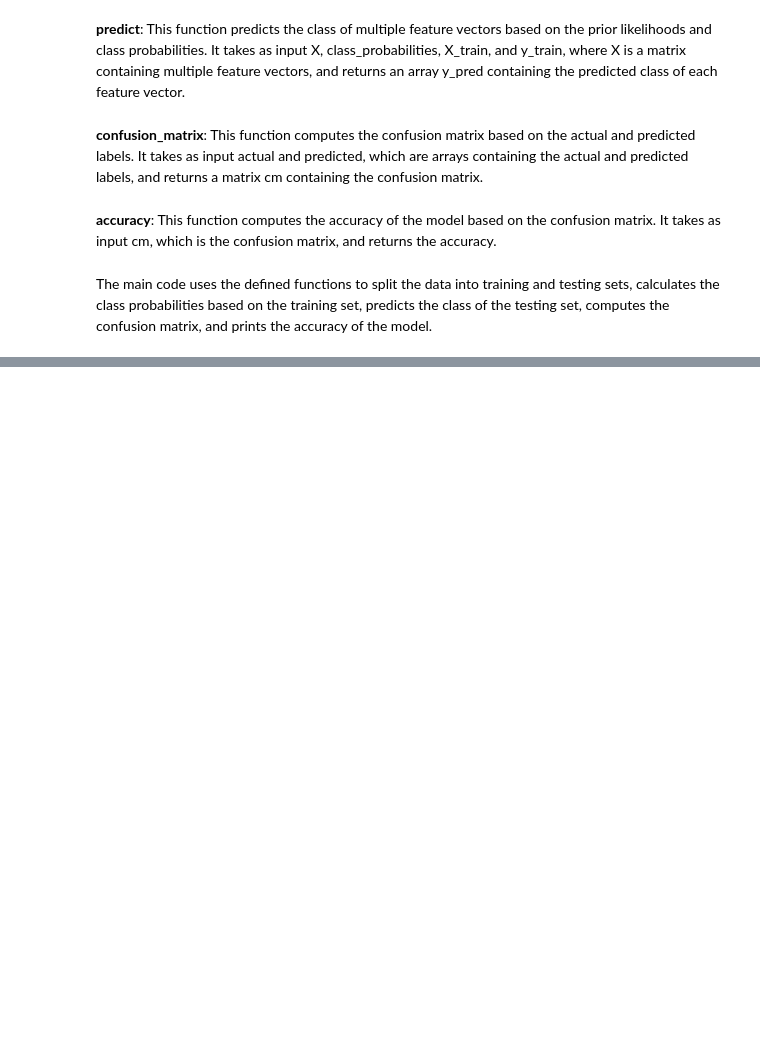
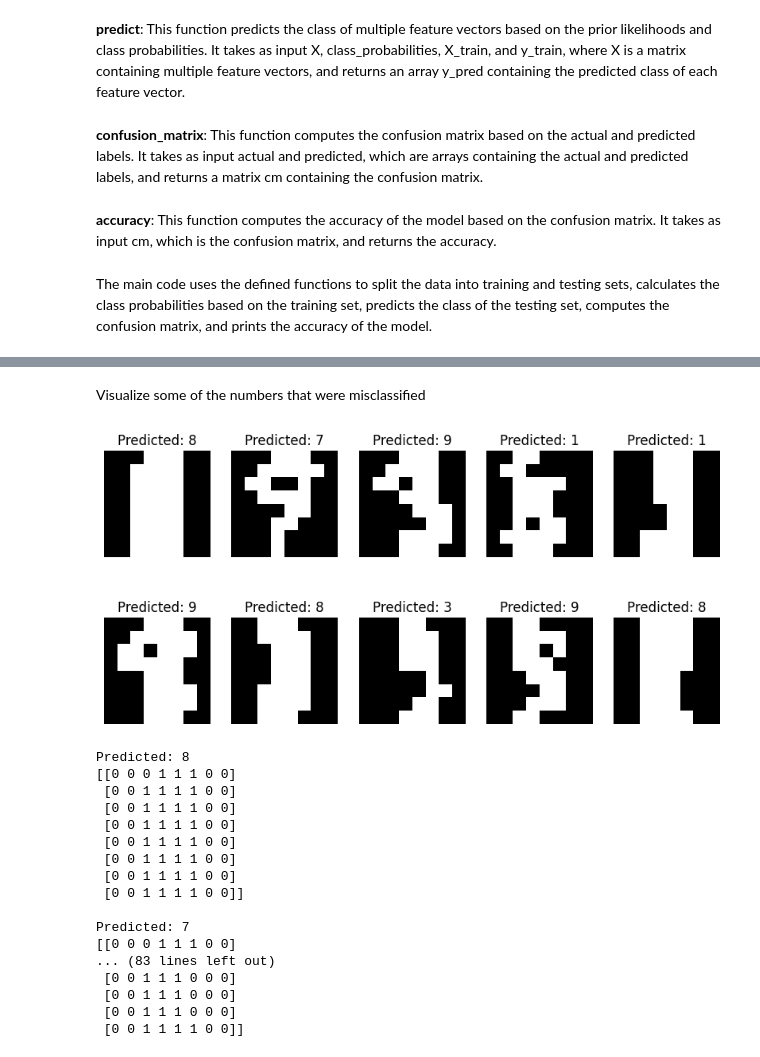
Before and after one commit to DeathSnip3r/Machine-Learning-Tutorials, a Jupyter notebook: Naive Bayes/Q2/nb_classifier.ipynb, the cells around one changed output, grey strips where cells are left out. Saved outputs shown, nothing was run; the diff lists cells and outputs as text; code cells hidden in the pictures; blank space fills up the shorter version.

```diff
--- a/Naive Bayes/Q2/nb_classifier.ipynb
+++ b/Naive Bayes/Q2/nb_classifier.ipynb
@@ -212,0 +213,35 @@ Accuracy: 83.61%
+# %% [markdown]
+Visualize some of the numbers that were misclassified
+# %%
+misclassified = np.where(y_test != y_pred)[0]
+fig, ax = plt.subplots(2, 5, figsize=(10, 5))
+for i in range(10):
+    ax[i // 5, i % 5].imshow(X_test.iloc[misclassified[i], :].values.reshape(8, 8), cmap='gray')
+    ax[i // 5, i % 5].set_title('Predicted: {}'.format(y_pred[misclassified[i]]))
+    ax[i // 5, i % 5].axis('off')
+plt.show()
+
+# Print it the misclassified digits as ascii art
+for i in range(10):
+    print('Predicted: {}'.format(y_pred[misclassified[i]]))
+    print(X_test.iloc[misclassified[i], :].values.reshape(8, 8))
+    print()
+# %% [output]
+[figure, added]
+Predicted: 8
+[[0 0 0 1 1 1 0 0]
+ [0 0 1 1 1 1 0 0]
+ [0 0 1 1 1 1 0 0]
+ [0 0 1 1 1 1 0 0]
+ [0 0 1 1 1 1 0 0]
+ [0 0 1 1 1 1 0 0]
+ [0 0 1 1 1 1 0 0]
+ [0 0 1 1 1 1 0 0]]
+
+Predicted: 7
+[[0 0 0 1 1 1 0 0]
+... (83 lines left out)
+ [0 0 1 1 1 0 0 0]
+ [0 0 1 1 1 0 0 0]
+ [0 0 1 1 1 0 0 0]
+ [0 0 1 1 1 1 0 0]]
```
Also changed, not shown: parts of 5 cells of this notebook.
